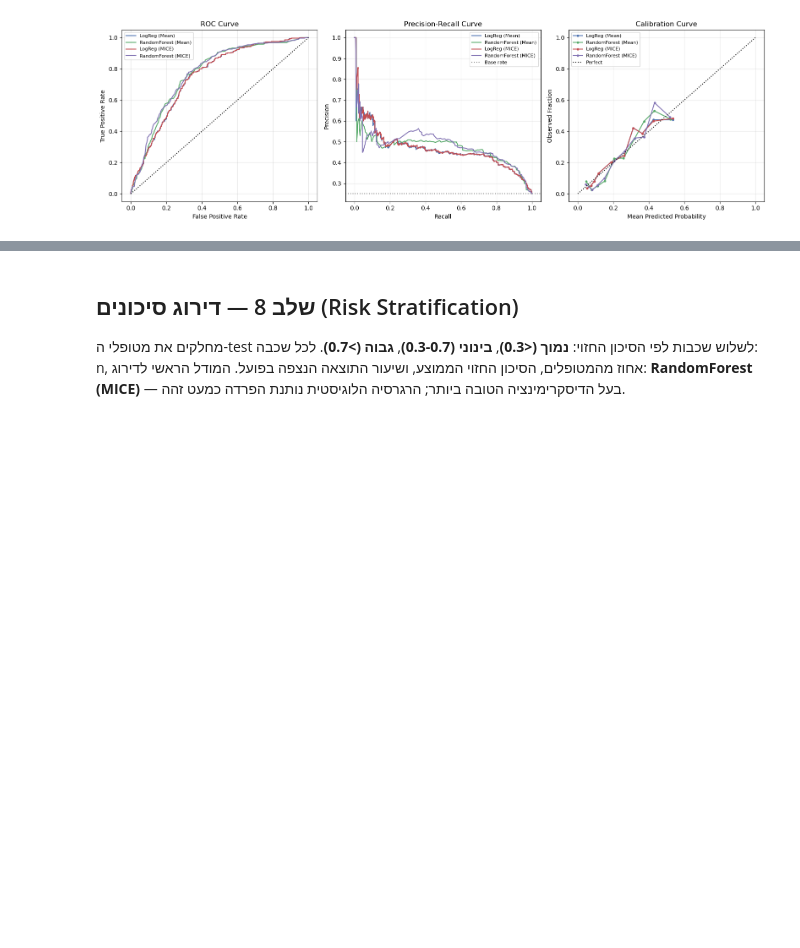
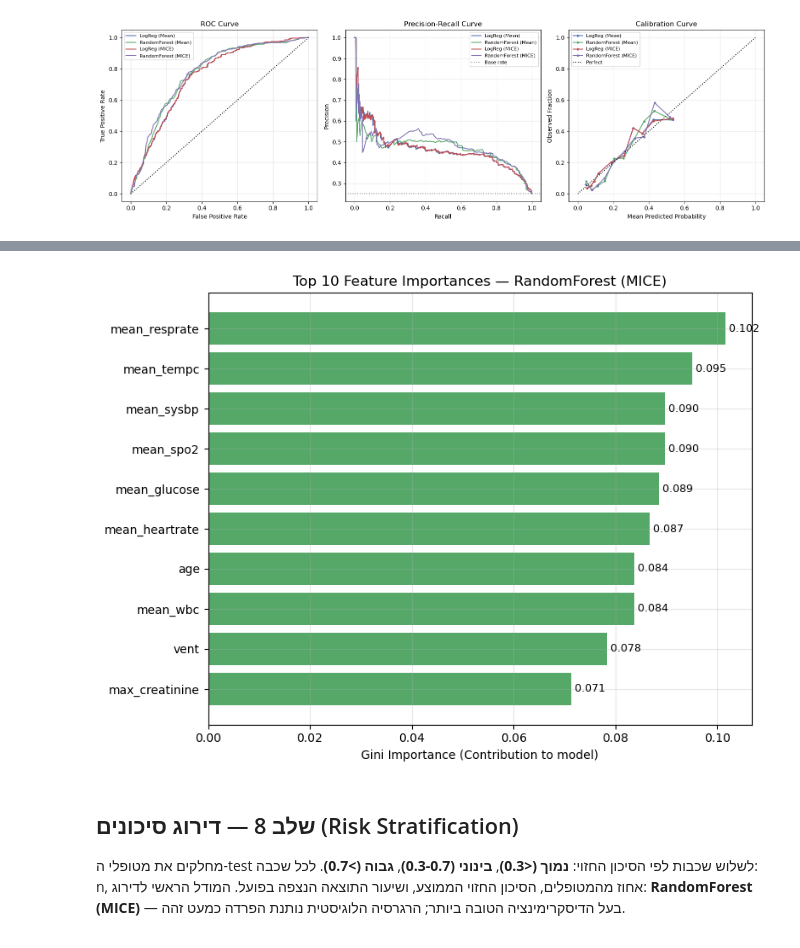
Before and after one commit to Roybin12/medical-machine-learning-, a Jupyter notebook: assignment.ipynb, the cells around one changed output, grey strips where cells are left out. Saved outputs shown, nothing was run; the diff lists cells and outputs as text; code cells hidden in the pictures; blank space fills up the shorter version.

```diff
--- a/assignment.ipynb
+++ b/assignment.ipynb
@@ -614,4 +638,34 @@ plt.tight_layout(); plt.show()
 </div>
+# %%
+# === שלב 7.5: חילוץ חשיבות מאפיינים מ- RandomForest ===
+# לוקחים את ה-Pipeline הכי מוצלח שלנו (MICE + RF)
+primary_pipe = trained[("MICE", "RandomForest")]
+prep = primary_pipe.named_steps["prep"]
+rf_model = primary_pipe.named_steps["clf"]
+
+# מחלצים את שמות המשתנים אחרי שעברו דמיז (OneHotEncoder)
+cat_enc = prep.named_transformers_["cat"]
+cat_feat_names = cat_enc.get_feature_names_out(cat_cols)
+all_feature_names = num_cols + list(cat_feat_names)
+
+# בניית אובייקט חשיבות
+importances = rf_model.feature_importances_
+feat_imp = pd.DataFrame({"Feature": all_feature_names, "Importance": importances})
+# נשמור רק את 10 הפיצ'רים המשמעותיים ביותר לתצוגה ויזואלית
+feat_imp = feat_imp.sort_values(by="Importance", ascending=True).tail(10)
+
+# הצגה בגרף עמודות אופקי
+fig, ax = plt.subplots(figsize=(8, 6))
+ax.barh(feat_imp["Feature"], feat_imp["Importance"], color="#55A868", edgecolor="none")
+ax.set_title("Top 10 Feature Importances — RandomForest (MICE)")
+ax.set_xlabel("Gini Importance (Contribution to model)")
+
+for index, value in enumerate(feat_imp["Importance"]):
+    ax.text(value, index, f" {value:.3f}", va='center', fontsize=9)
+
+plt.margins(y=0.05); plt.tight_layout(); plt.show()
+# %% [output]
+[figure, added]
 # %% [markdown]
 <div dir="rtl">
 
```
Also changed, not shown: parts of 6 cells of this notebook.
